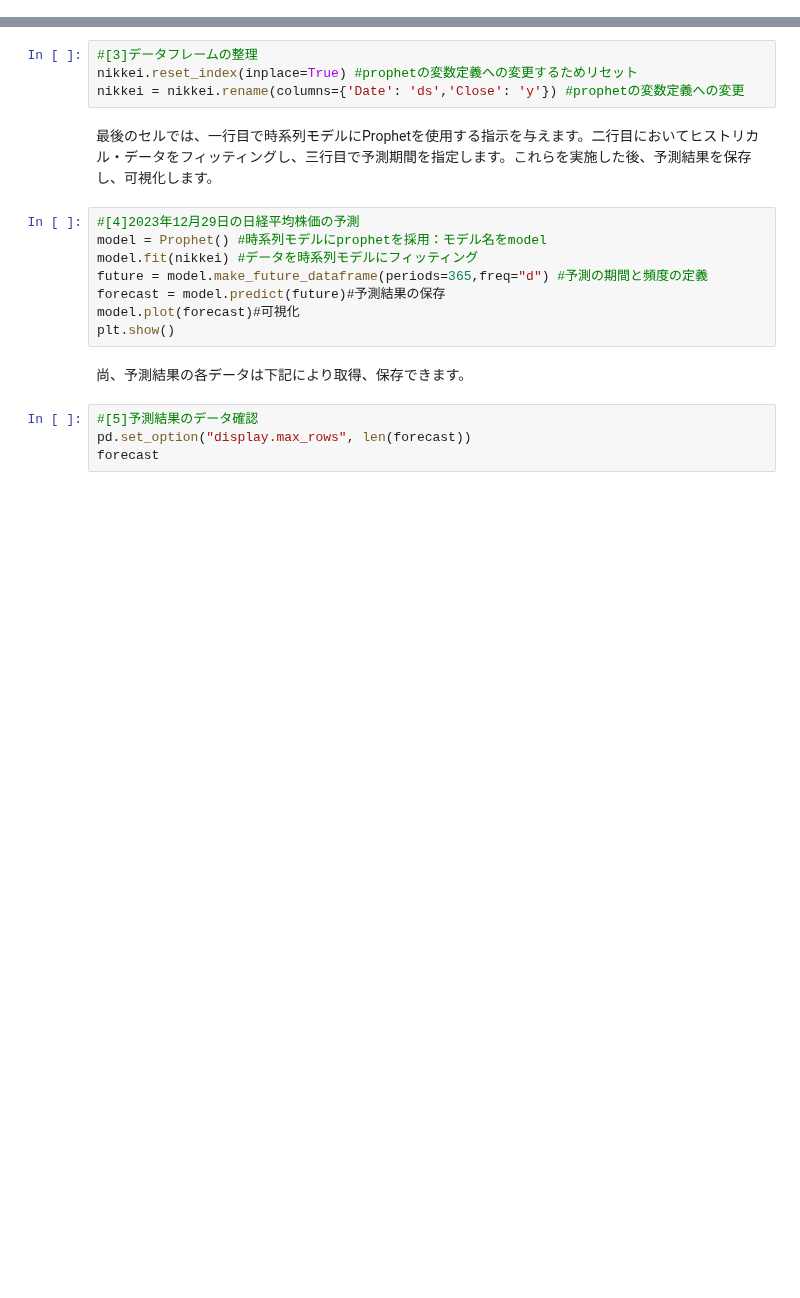
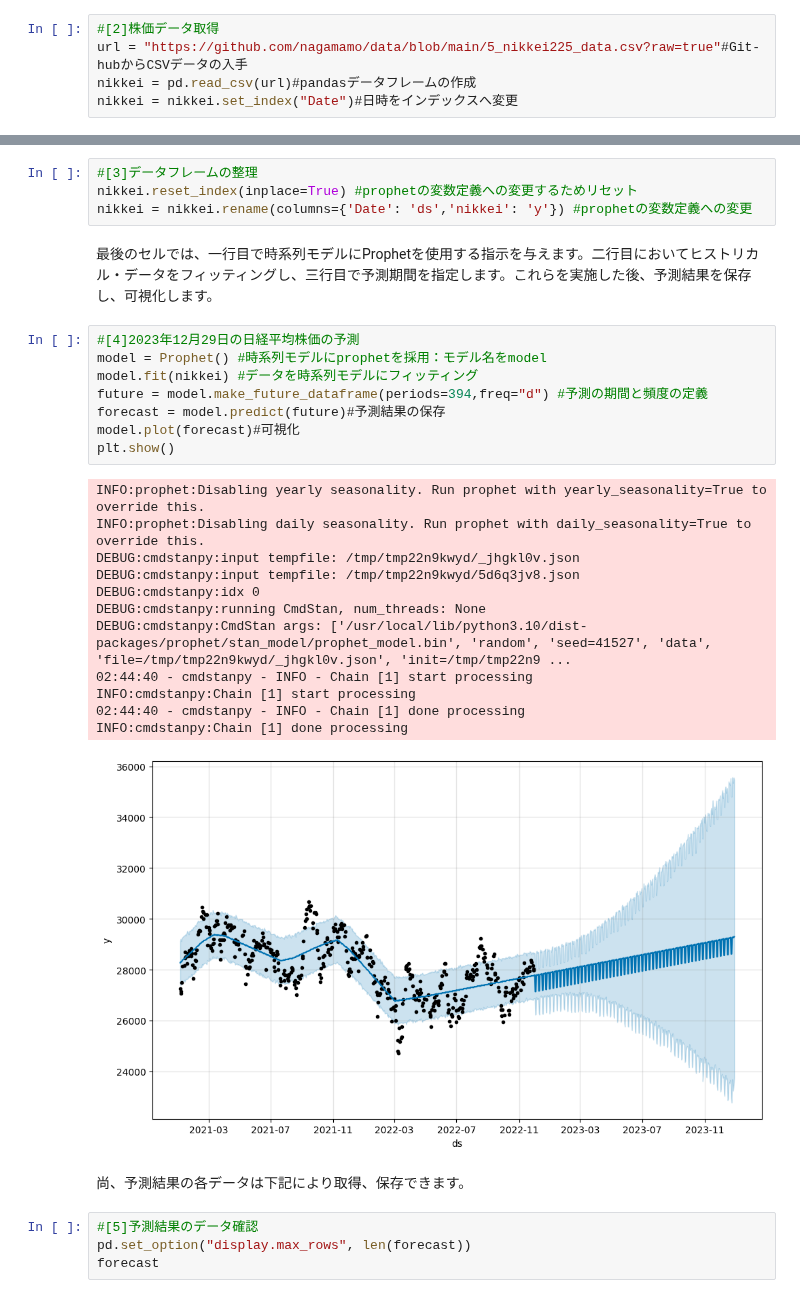
Before and after one commit to nagamamo/financial_data_science, a Jupyter notebook: 5_2_timeseries_analysis.ipynb, the cells around one changed output, grey strips where cells are left out. Drawn from its saved outputs; the diff is of its cells as text; blank space fills up the shorter version.

```diff
--- a/5_2_timeseries_analysis.ipynb
+++ b/5_2_timeseries_analysis.ipynb
@@ -22,19 +14,37 @@ nikkei=data.DataReader('^NKX','stooq',start=start,end=end).sort_values(by='Date'
+# %%
+#[2]株価データ取得
+url = "https://github.com/nagamamo/data/blob/main/5_nikkei225_data.csv?raw=true"#Git-hubからCSVデータの入手
+nikkei = pd.read_csv(url)#pandasデータフレームの作成
+nikkei = nikkei.set_index("Date")#日時をインデックスへ変更
 # %% [markdown]
 Prophetでは変数名を日時＝'ds'、予測する変数＝'y'に指定されています。このため一度、データフレームのインデックス名を一度リセットして日時をdsへ、予測したい変数をｙへ変数名を変更します。
 # %%
 #[3]データフレームの整理
 nikkei.reset_index(inplace=True) #prophetの変数定義への変更するためリセット
-nikkei = nikkei.rename(columns={'Date': 'ds','Close': 'y'}) #prophetの変数定義への変更
+nikkei = nikkei.rename(columns={'Date': 'ds','nikkei': 'y'}) #prophetの変数定義への変更
 # %% [markdown]
 最後のセルでは、一行目で時系列モデルにProphetを使用する指示を与えます。二行目においてヒストリカル・データをフィッティングし、三行目で予測期間を指定します。これらを実施した後、予測結果を保存し、可視化します。
 # %%
 #[4]2023年12月29日の日経平均株価の予測
 model = Prophet() #時系列モデルにprophetを採用：モデル名をmodel
 model.fit(nikkei) #データを時系列モデルにフィッティング
-future = model.make_future_dataframe(periods=365,freq="d") #予測の期間と頻度の定義
+future = model.make_future_dataframe(periods=394,freq="d") #予測の期間と頻度の定義
 forecast = model.predict(future)#予測結果の保存
 model.plot(forecast)#可視化
 plt.show()
+# %% [output]
+INFO:prophet:Disabling yearly seasonality. Run prophet with yearly_seasonality=True to override this.
+INFO:prophet:Disabling daily seasonality. Run prophet with daily_seasonality=True to override this.
+DEBUG:cmdstanpy:input tempfile: /tmp/tmp22n9kwyd/_jhgkl0v.json
+DEBUG:cmdstanpy:input tempfile: /tmp/tmp22n9kwyd/5d6q3jv8.json
+DEBUG:cmdstanpy:idx 0
+DEBUG:cmdstanpy:running CmdStan, num_threads: None
+DEBUG:cmdstanpy:CmdStan args: ['/usr/local/lib/python3.10/dist-packages/prophet/stan_model/prophet_model.bin', 'random', 'seed=41527', 'data', 'file=/tmp/tmp22n9kwyd/_jhgkl0v.json', 'init=/tmp/tmp22n9 ...
+02:44:40 - cmdstanpy - INFO - Chain [1] start processing
+INFO:cmdstanpy:Chain [1] start processing
+02:44:40 - cmdstanpy - INFO - Chain [1] done processing
+INFO:cmdstanpy:Chain [1] done processing
+[figure, added]
 # %% [markdown]
 尚、予測結果の各データは下記により取得、保存できます。
 # %%
```
Also changed, not shown: parts of 4 cells of this notebook.
